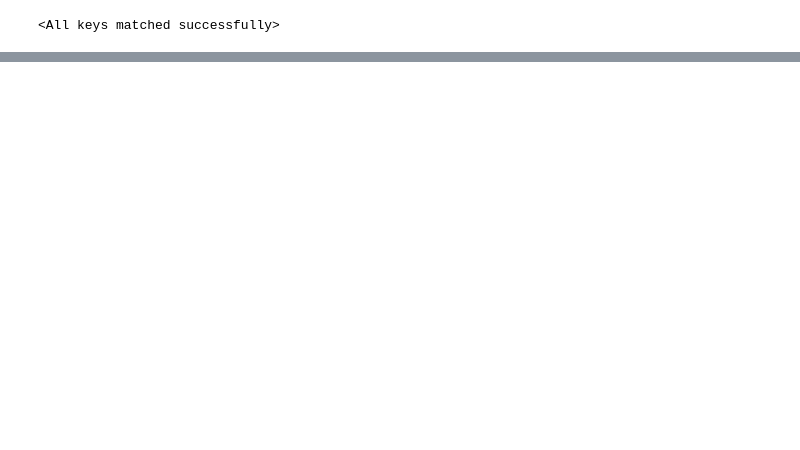
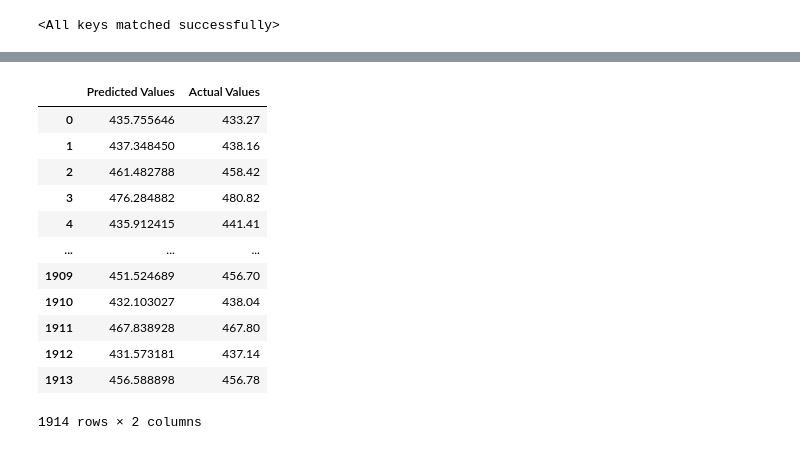
Before and after one commit to mihirgupta665/PRIME-AI-And-ML-, a Jupyter notebook: 9_Deep_Learning/2_ANN_Project_PowerPlant/1_Minor_Project.ipynb, the cells around one changed output, grey strips where cells are left out. Drawn from its saved outputs; the diff is of its cells as text; code cells hidden in the pictures; blank space fills up the shorter version.

Commit message:
model evaluation with MSE error

```diff
--- a/9_Deep_Learning/2_ANN_Project_PowerPlant/1_Minor_Project.ipynb
+++ b/9_Deep_Learning/2_ANN_Project_PowerPlant/1_Minor_Project.ipynb
@@ -263,3 +263,15 @@ plt.legend()
 model.load_state_dict(torch.load("best_model.pt"))
 # %% [output]
 <All keys matched successfully>
+# %%
+# Evaluate
+model.eval()
+with torch.no_grad():
+    train_preds = model(X_train_tensor)
+    test_preds = model(X_test_tensor)
+
+    train_mse_loss = criterion(train_preds, y_train_tensor)
+    test_mse_loss = criterion(test_preds, y_test_tensor)
+
+    print(f"Training MSE Error : {train_mse_loss.item()}")
+    print(f"Testing MSE Error : {test_mse_loss.item()}")
@@ -265,0 +284,19 @@ model.load_state_dict(torch.load("best_model.pt"))
+# %%
+pred_values = pd.DataFrame(test_preds.numpy(), columns=["Predicted Values"])
+ac_values = pd.DataFrame(y_test.values, columns=["Actual Values"])
+df_values = pd.concat([pred_values, ac_values], axis=1)  # axis=1 concatenate them next to each other
+df_values
+# %% [output]
+|  | Predicted Values | Actual Values |
+| 0 | 435.755646 | 433.27 |
+| 1 | 437.348450 | 438.16 |
+| 2 | 461.482788 | 458.42 |
+| 3 | 476.284882 | 480.82 |
+| 4 | 435.912415 | 441.41 |
+| ... | ... | ... |
+| 1909 | 451.524689 | 456.70 |
+| 1910 | 432.103027 | 438.04 |
+| 1911 | 467.838928 | 467.80 |
+| 1912 | 431.573181 | 437.14 |
+| 1913 | 456.588898 | 456.78 |
+1914 rows × 2 columns
```
Also changed, not shown: parts of 6 cells of this notebook, 1 other file.
